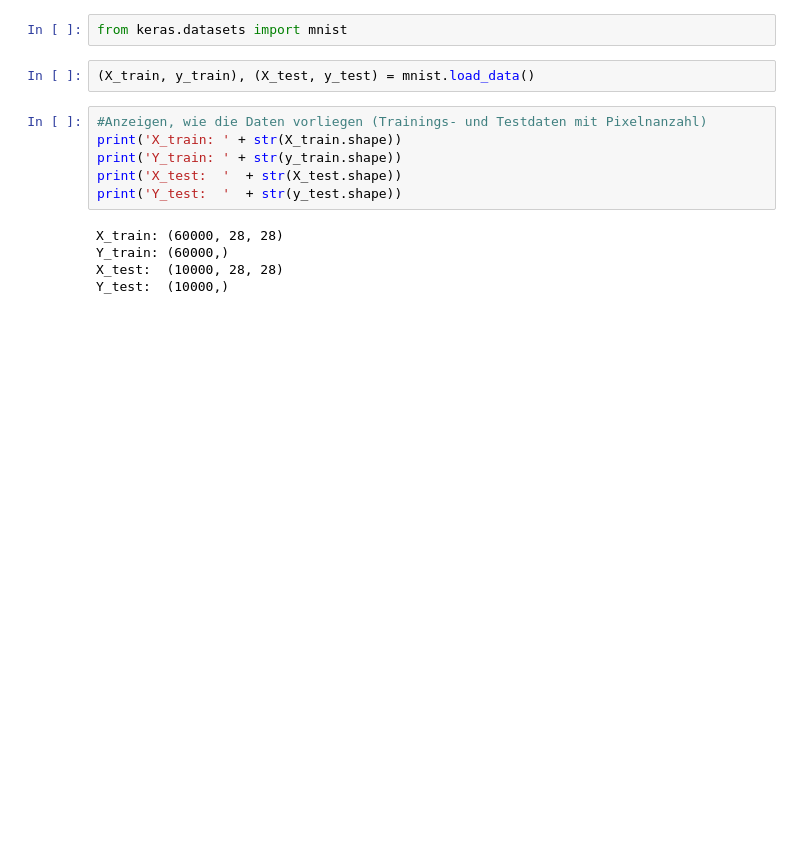
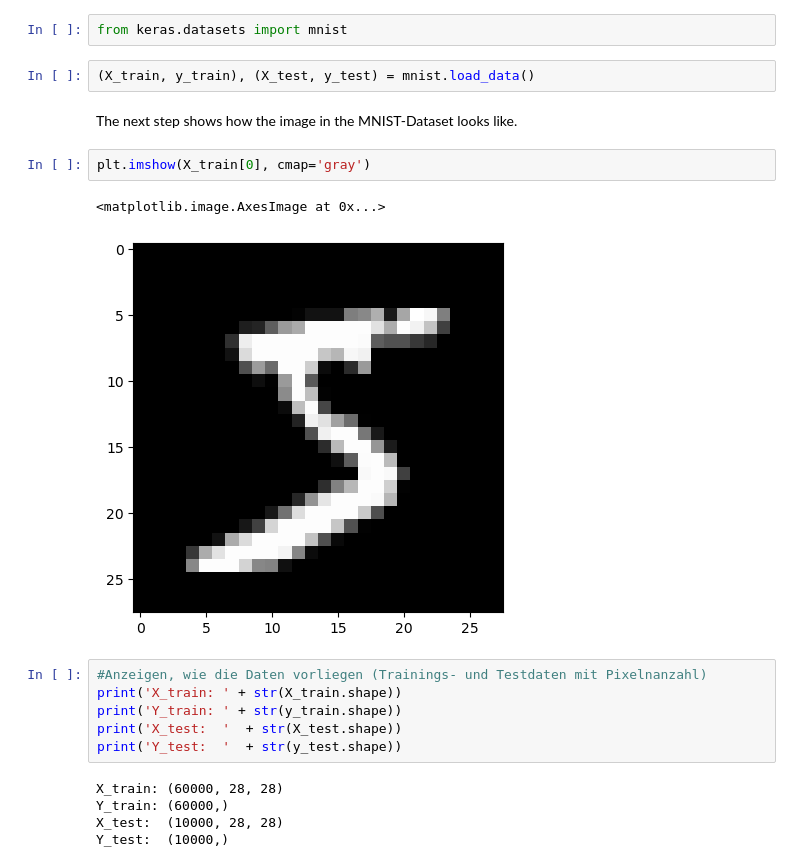
Before and after one commit to timonwng1/inginf_project, a Jupyter notebook: Abgabe.ipynb, the cells around one changed output. Cells and saved outputs as stored; diff of their text form; blank space fills up the shorter version.

```diff
--- a/Abgabe.ipynb
+++ b/Abgabe.ipynb
@@ -15,6 +37,13 @@ import matplotlib.pyplot as plt
 from keras.datasets import mnist
 # %%
 (X_train, y_train), (X_test, y_test) = mnist.load_data()
+# %% [markdown]
+The next step shows how the image in the MNIST-Dataset looks like.
+# %%
+plt.imshow(X_train[0], cmap='gray')
+# %% [output]
+<matplotlib.image.AxesImage at 0x...>
+[figure, added]
 # %%
 #Anzeigen, wie die Daten vorliegen (Trainings- und Testdaten mit Pixelnanzahl)
 print('X_train: ' + str(X_train.shape))
```
Also changed, not shown: parts of 45 cells of this notebook.
